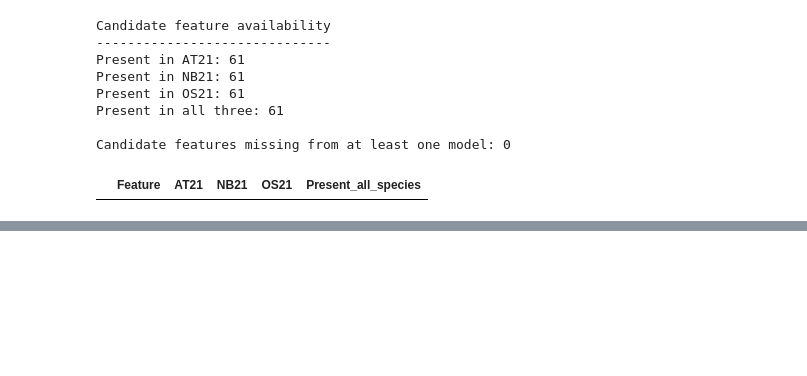
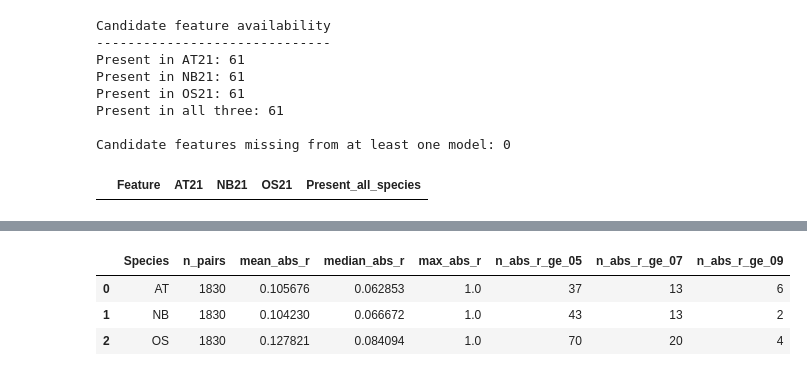
Before and after one commit to ih-11/regression, a Jupyter notebook: notebooks/analysis5_step1.ipynb, the cells around one changed output, grey strips where cells are left out. Cells and saved outputs as stored; diff of their text form; code cells hidden in the pictures; blank space fills up the shorter version.

```diff
--- a/notebooks/analysis5_step1.ipynb
+++ b/notebooks/analysis5_step1.ipynb
@@ -843,0 +1074,37 @@ Candidate features missing from at least one model: 0
+# %%
+# ============================================
+# Correlation summary
+# ============================================
+
+corr_summary_rows = []
+
+for species, corr in candidate_corr.items():
+
+    upper = corr.values[
+        np.triu_indices_from(
+            corr.values,
+            k=1,
+        )
+    ]
+
+    corr_summary_rows.append({
+        "Species": species,
+        "n_pairs": len(upper),
+        "mean_abs_r": np.mean(np.abs(upper)),
+        "median_abs_r": np.median(np.abs(upper)),
+        "max_abs_r": np.max(np.abs(upper)),
+        "n_abs_r_ge_05": np.sum(np.abs(upper) >= 0.50),
+        "n_abs_r_ge_07": np.sum(np.abs(upper) >= 0.70),
+        "n_abs_r_ge_09": np.sum(np.abs(upper) >= 0.90),
+    })
+
+corr_summary_df = pd.DataFrame(
+    corr_summary_rows
+)
+
+display(corr_summary_df)
+# %% [output]
+|  | Species | n_pairs | mean_abs_r | median_abs_r | max_abs_r | n_abs_r_ge_05 | n_abs_r_ge_07 | n_abs_r_ge_09 |
+| 0 | AT | 1830 | 0.105676 | 0.062853 | 1.0 | 37 | 13 | 6 |
+| 1 | NB | 1830 | 0.104230 | 0.066672 | 1.0 | 43 | 13 | 2 |
+| 2 | OS | 1830 | 0.127821 | 0.084094 | 1.0 | 70 | 20 | 4 |
```
Also changed, not shown: parts of 4 cells of this notebook.
